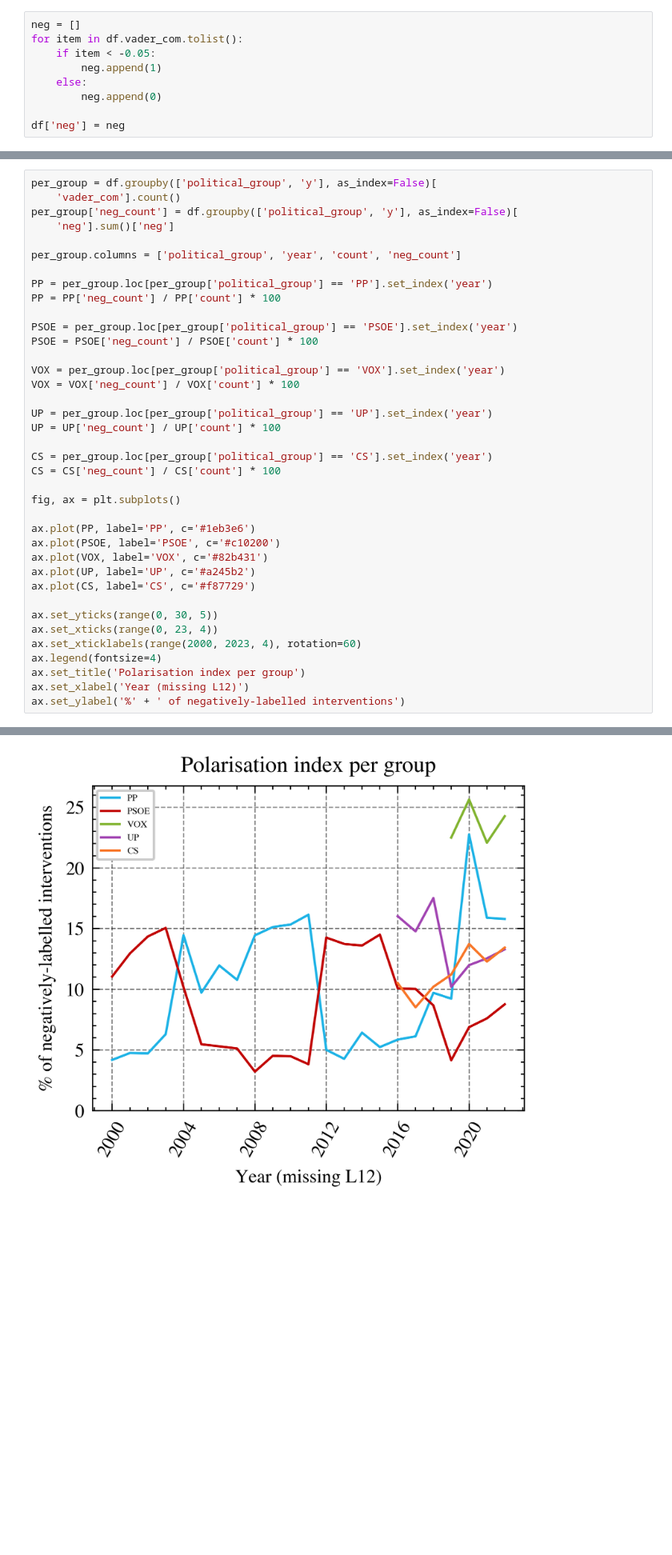
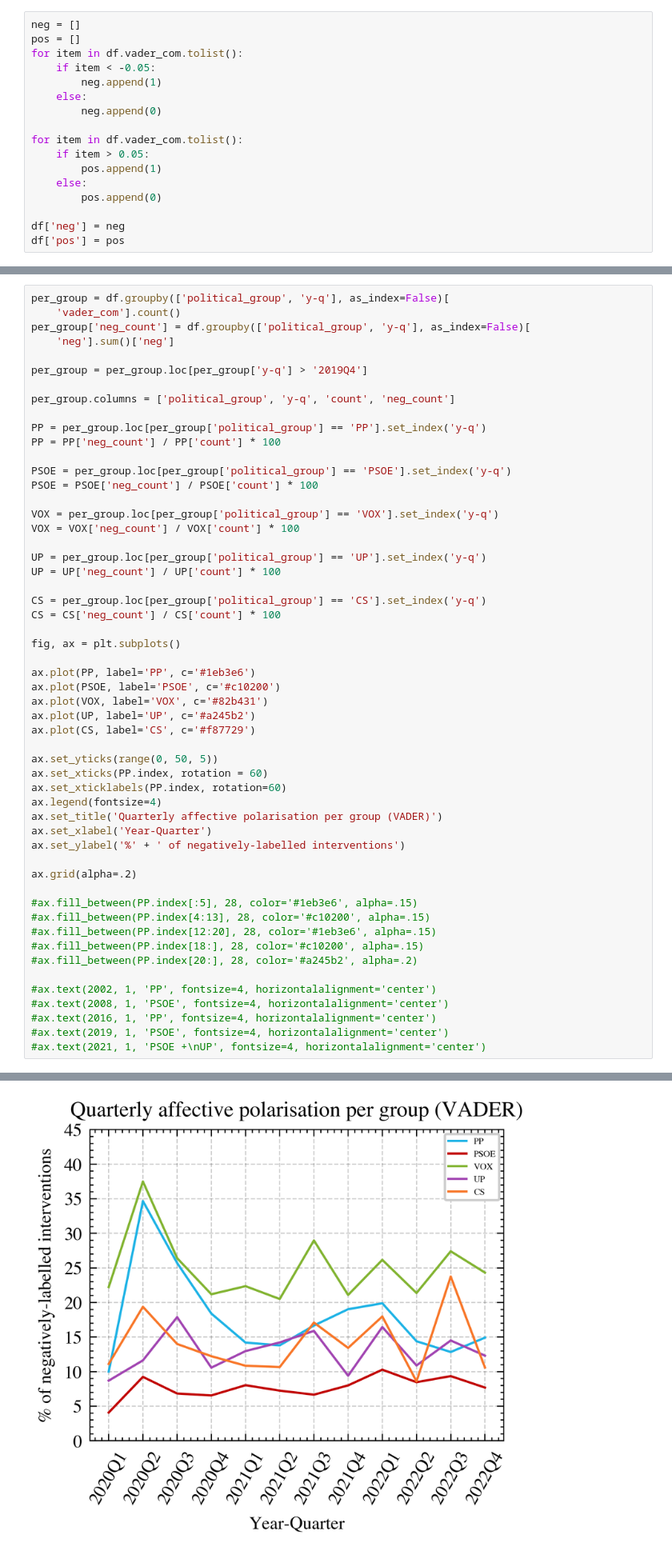
Before and after one commit to dibuja/polarisation-nlp, a Jupyter notebook: notebooks/affective_polarisation.ipynb, the cells around one changed output, grey strips where cells are left out. Shown at 80% size. Cells and saved outputs as stored; diff of their text form; blank space fills up the shorter version.

Commit message:
affective polarisation progress

```diff
--- a/notebooks/affective_polarisation.ipynb
+++ b/notebooks/affective_polarisation.ipynb
@@ -111,13 +109,21 @@ df
 cnt = df['vader_com'].groupby(df['y']).count()
 # %%
 neg = []
+pos = []
 for item in df.vader_com.tolist():
     if item < -0.05:
         neg.append(1)
     else:
         neg.append(0)
 
+for item in df.vader_com.tolist():
+    if item > 0.05:
+        pos.append(1)
+    else:
+        pos.append(0)
+
 df['neg'] = neg
+df['pos'] = pos
 # %%
 #daily_avg = df7['vader_sent'].groupby(df7['fecha']).sum()/cnt
 daily_neg = df['neg'].groupby(df['y']).sum()/cnt * 100
@@ -150,24 +240,26 @@ ax.set_xticklabels(range(2000, 2023, 3), rotation=60)
 # %%
-per_group = df.groupby(['political_group', 'y'], as_index=False)[
+per_group = df.groupby(['political_group', 'y-q'], as_index=False)[
     'vader_com'].count()
-per_group['neg_count'] = df.groupby(['political_group', 'y'], as_index=False)[
+per_group['neg_count'] = df.groupby(['political_group', 'y-q'], as_index=False)[
     'neg'].sum()['neg']
 
-per_group.columns = ['political_group', 'year', 'count', 'neg_count']
+per_group = per_group.loc[per_group['y-q'] > '2019Q4']
 
-PP = per_group.loc[per_group['political_group'] == 'PP'].set_index('year')
+per_group.columns = ['political_group', 'y-q', 'count', 'neg_count']
+
+PP = per_group.loc[per_group['political_group'] == 'PP'].set_index('y-q')
 PP = PP['neg_count'] / PP['count'] * 100
 
-PSOE = per_group.loc[per_group['political_group'] == 'PSOE'].set_index('year')
+PSOE = per_group.loc[per_group['political_group'] == 'PSOE'].set_index('y-q')
 PSOE = PSOE['neg_count'] / PSOE['count'] * 100
 
-VOX = per_group.loc[per_group['political_group'] == 'VOX'].set_index('year')
+VOX = per_group.loc[per_group['political_group'] == 'VOX'].set_index('y-q')
 VOX = VOX['neg_count'] / VOX['count'] * 100
 
-UP = per_group.loc[per_group['political_group'] == 'UP'].set_index('year')
+UP = per_group.loc[per_group['political_group'] == 'UP'].set_index('y-q')
 UP = UP['neg_count'] / UP['count'] * 100
 
-CS = per_group.loc[per_group['political_group'] == 'CS'].set_index('year')
+CS = per_group.loc[per_group['political_group'] == 'CS'].set_index('y-q')
 CS = CS['neg_count'] / CS['count'] * 100
 
 fig, ax = plt.subplots()
@@ -178,11 +270,25 @@ ax.plot(VOX, label='VOX', c='#82b431')
 ax.plot(UP, label='UP', c='#a245b2')
 ax.plot(CS, label='CS', c='#f87729')
 
-ax.set_yticks(range(0, 30, 5))
-ax.set_xticks(range(0, 23, 4))
-ax.set_xticklabels(range(2000, 2023, 4), rotation=60)
+ax.set_yticks(range(0, 50, 5))
+ax.set_xticks(PP.index, rotation = 60)
+ax.set_xticklabels(PP.index, rotation=60)
 ax.legend(fontsize=4)
-ax.set_title('Polarisation index per group')
-ax.set_xlabel('Year (missing L12)')
+ax.set_title('Quarterly affective polarisation per group (VADER)')
+ax.set_xlabel('Year-Quarter')
 ax.set_ylabel('%' + ' of negatively-labelled interventions')
+
+ax.grid(alpha=.2)
+
+#ax.fill_between(PP.index[:5], 28, color='#1eb3e6', alpha=.15)
+#ax.fill_between(PP.index[4:13], 28, color='#c10200', alpha=.15)
+#ax.fill_between(PP.index[12:20], 28, color='#1eb3e6', alpha=.15)
+#ax.fill_between(PP.index[18:], 28, color='#c10200', alpha=.15)
+#ax.fill_between(PP.index[20:], 28, color='#a245b2', alpha=.2)
+
+#ax.text(2002, 1, 'PP', fontsize=4, horizontalalignment='center')
+#ax.text(2008, 1, 'PSOE', fontsize=4, horizontalalignment='center')
+#ax.text(2016, 1, 'PP', fontsize=4, horizontalalignment='center')
+#ax.text(2019, 1, 'PSOE', fontsize=4, horizontalalignment='center')
+#ax.text(2021, 1, 'PSOE +\nUP', fontsize=4, horizontalalignment='center')
 # %% [output]
@@ -190 +295 @@ Text(0, 0.5, '% of negatively-labelled interventions')
-[figure, old version]
+[figure, new version]
```
Also changed, not shown: parts of 49 cells of this notebook, 6 other files.
